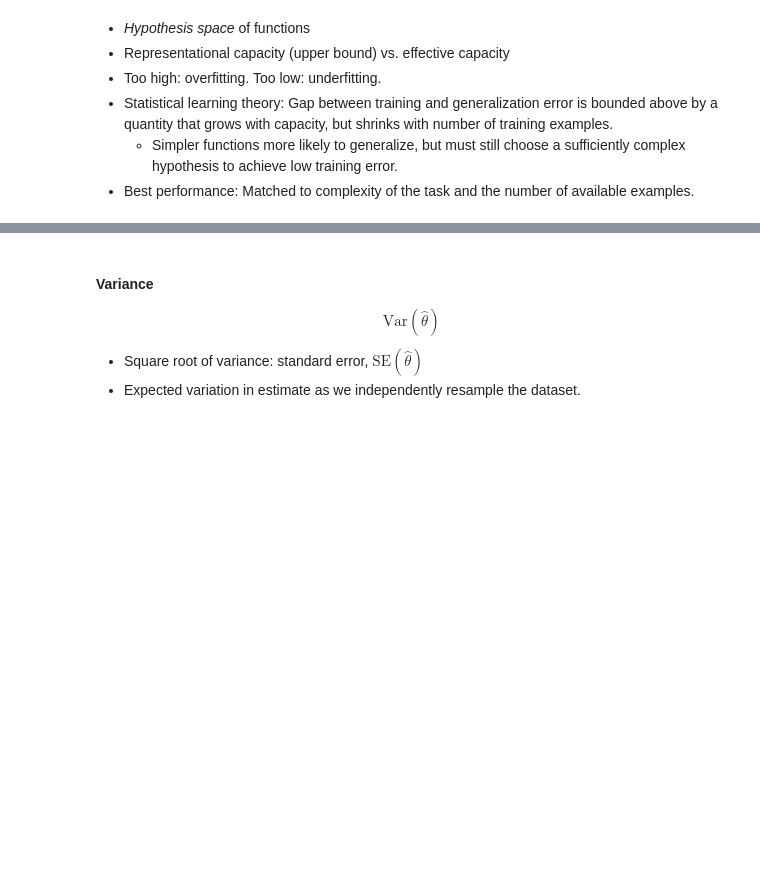
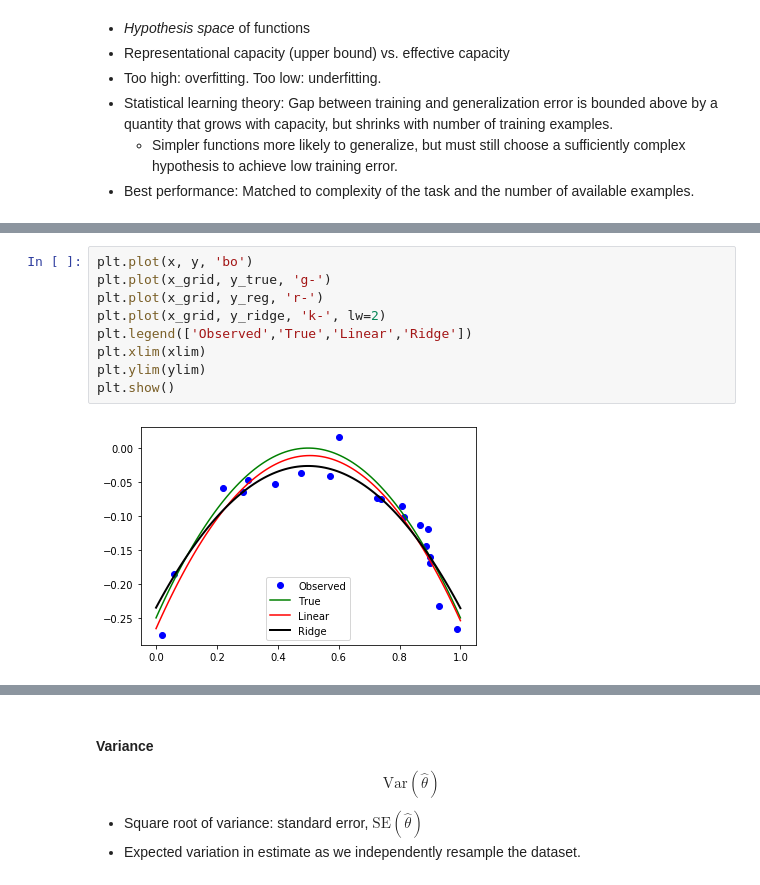
Before and after one commit to BlohmLab/MLtutorials, a Jupyter notebook: ML intro 1.ipynb, the cells around one changed output, grey strips where cells are left out. Drawn from its saved outputs; the diff is of its cells as text; blank space fills up the shorter version.

```diff
--- a/ML intro 1.ipynb
+++ b/ML intro 1.ipynb
@@ -359,0 +414,11 @@ e.g. Bernoulli distribution, Guassian mean (see book)
+# %%
+plt.plot(x, y, 'bo')
+plt.plot(x_grid, y_true, 'g-')
+plt.plot(x_grid, y_reg, 'r-')
+plt.plot(x_grid, y_ridge, 'k-', lw=2)
+plt.legend(['Observed','True','Linear','Ridge'])
+plt.xlim(xlim)
+plt.ylim(ylim)
+plt.show()
+# %% [output]
+[figure, added]
```
Also changed, not shown: parts of 156 cells of this notebook, 13 other files.
